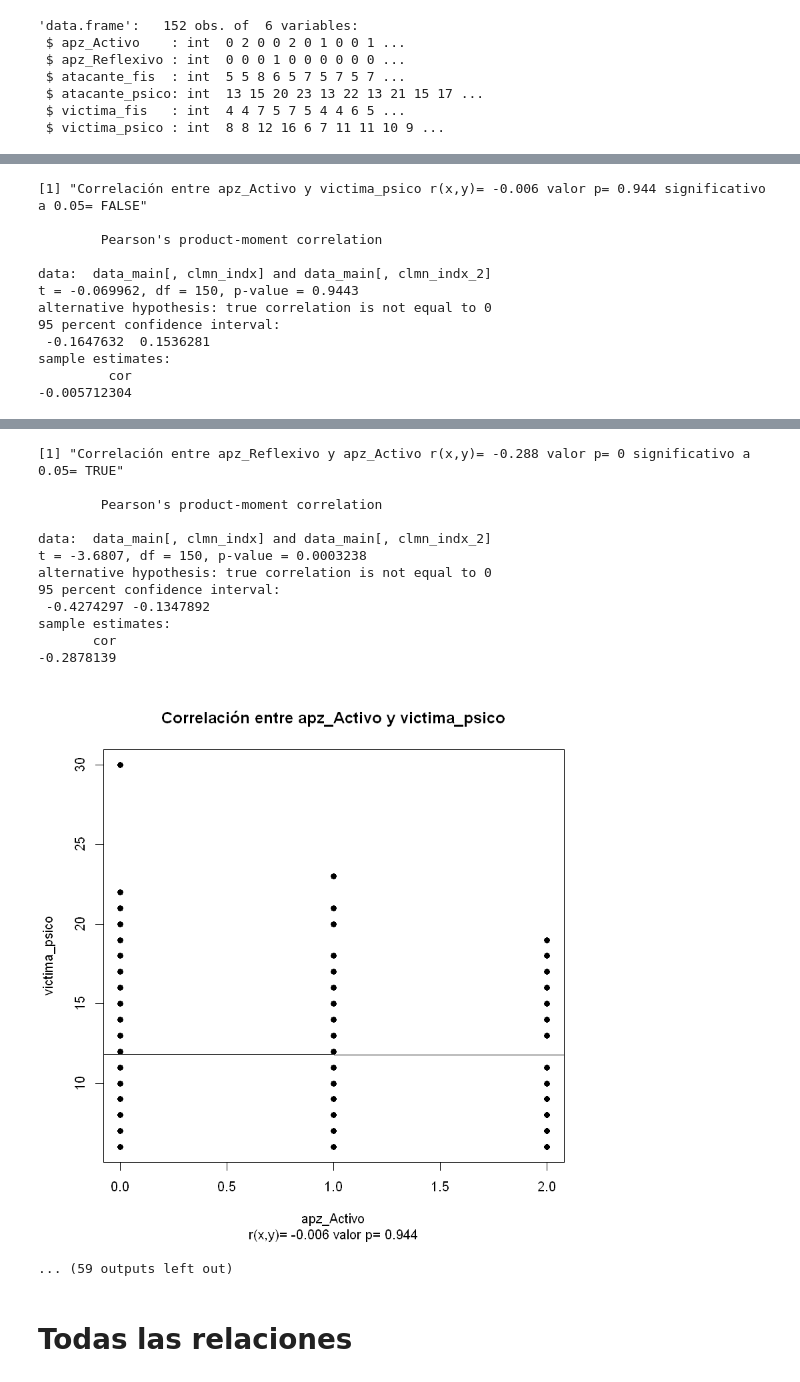
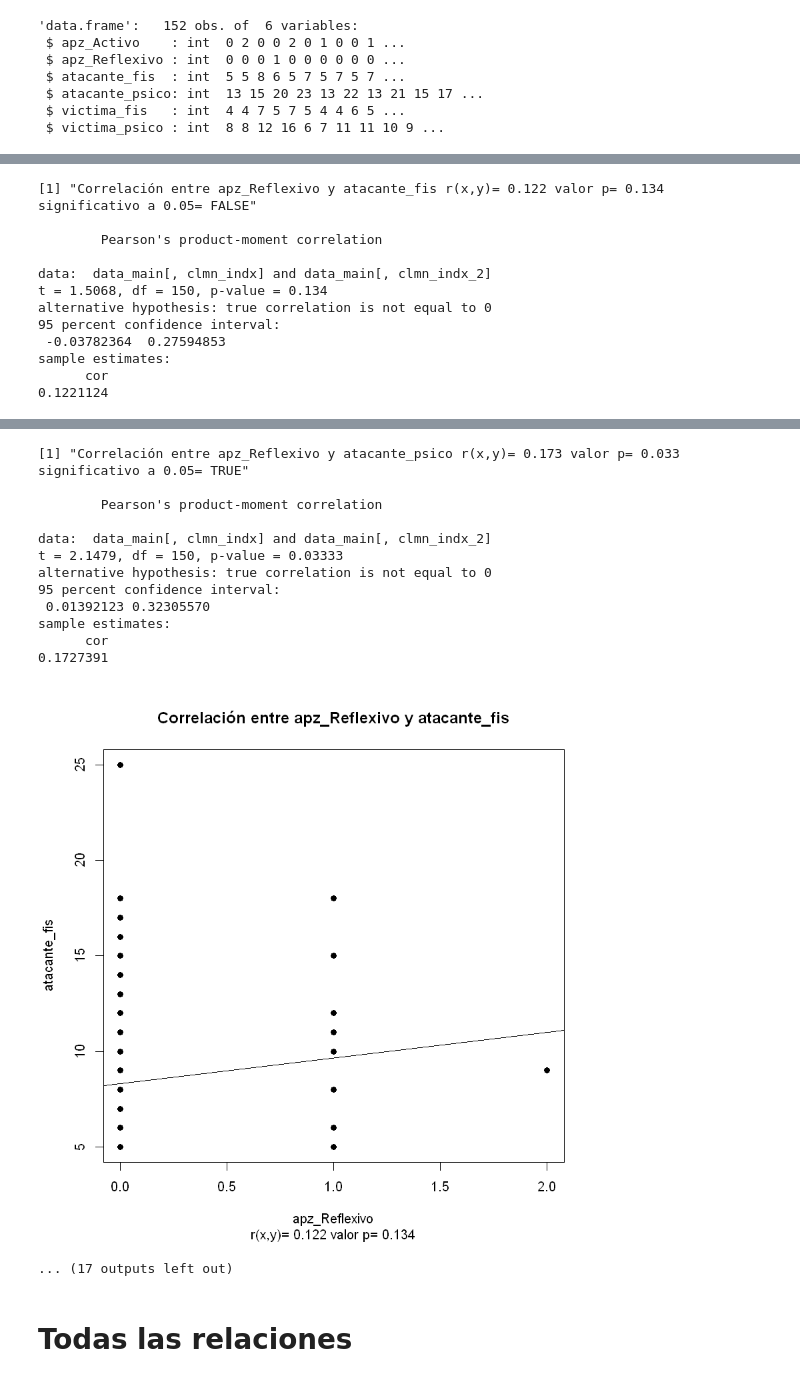
Before and after one commit to Yagwar/Proyectos, a Jupyter notebook: estadisticos_LeTorr.ipynb, the cells around one changed output, grey strips where cells are left out. Cells and saved outputs as stored; diff of their text form; code cells hidden in the pictures.

```diff
--- a/estadisticos_LeTorr.ipynb
+++ b/estadisticos_LeTorr.ipynb
@@ -71,7 +77,9 @@ str(data_main)
  $ victima_psico : int  8 8 12 16 6 7 11 11 10 9 ...
 # %%
 for (clmn_indx in 1:length(colnames(data_main))){
-    for (clmn_indx_2 in 1:length(colnames(data_main))){
+    list_b=clmn_indx:length(colnames(data_main))
+    list_b=list_b[-1]
+    for (clmn_indx_2 in list_b){
         crr_tst=cor.test(data_main[,clmn_indx],data_main[,clmn_indx_2])
         print(paste("Correlación entre", colnames(data_main)[clmn_indx],"y",colnames(data_main)[clmn_indx_2],
                     "r(x,y)=",round(crr_tst$estimate,3),
@@ -147,12 +155,12 @@ sample estimates:
-[1] "Correlación entre apz_Activo y victima_psico r(x,y)= -0.006 valor p= 0.944 significativo a 0.05= FALSE"
+[1] "Correlación entre apz_Reflexivo y atacante_fis r(x,y)= 0.122 valor p= 0.134 significativo a 0.05= FALSE"
 
         Pearson's product-moment correlation
 
 data:  data_main[, clmn_indx] and data_main[, clmn_indx_2]
-t = -0.069962, df = 150, p-value = 0.9443
+t = 1.5068, df = 150, p-value = 0.134
 alternative hypothesis: true correlation is not equal to 0
 95 percent confidence interval:
- -0.1647632  0.1536281
+ -0.03782364  0.27594853
 sample estimates:
-         cor
--0.005712304
+      cor
+0.1221124
@@ -160,17 +168,17 @@ sample estimates:
-[1] "Correlación entre apz_Reflexivo y apz_Activo r(x,y)= -0.288 valor p= 0 significativo a 0.05= TRUE"
+[1] "Correlación entre apz_Reflexivo y atacante_psico r(x,y)= 0.173 valor p= 0.033 significativo a 0.05= TRUE"
 
         Pearson's product-moment correlation
 
 data:  data_main[, clmn_indx] and data_main[, clmn_indx_2]
-t = -3.6807, df = 150, p-value = 0.0003238
+t = 2.1479, df = 150, p-value = 0.03333
 alternative hypothesis: true correlation is not equal to 0
 95 percent confidence interval:
- -0.4274297 -0.1347892
+ 0.01392123 0.32305570
 sample estimates:
-       cor
--0.2878139
+      cor
+0.1727391
-[figure, old version]
+[figure, new version]
-... (59 outputs left out)
+... (17 outputs left out)
 # %% [markdown]
 # Todas las relaciones
 # %%
```
Also changed, not shown: parts of 7 cells of this notebook.
